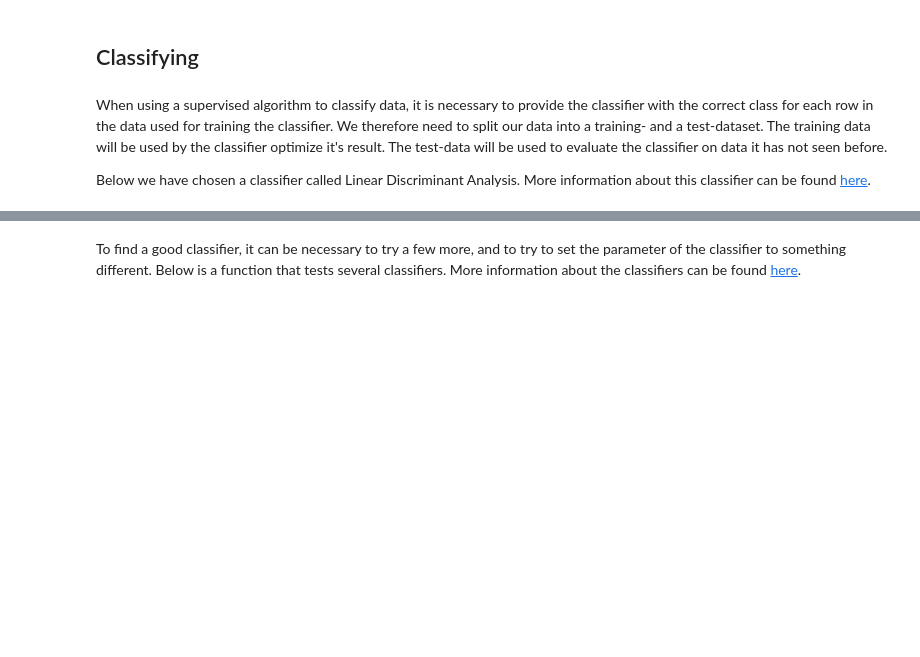
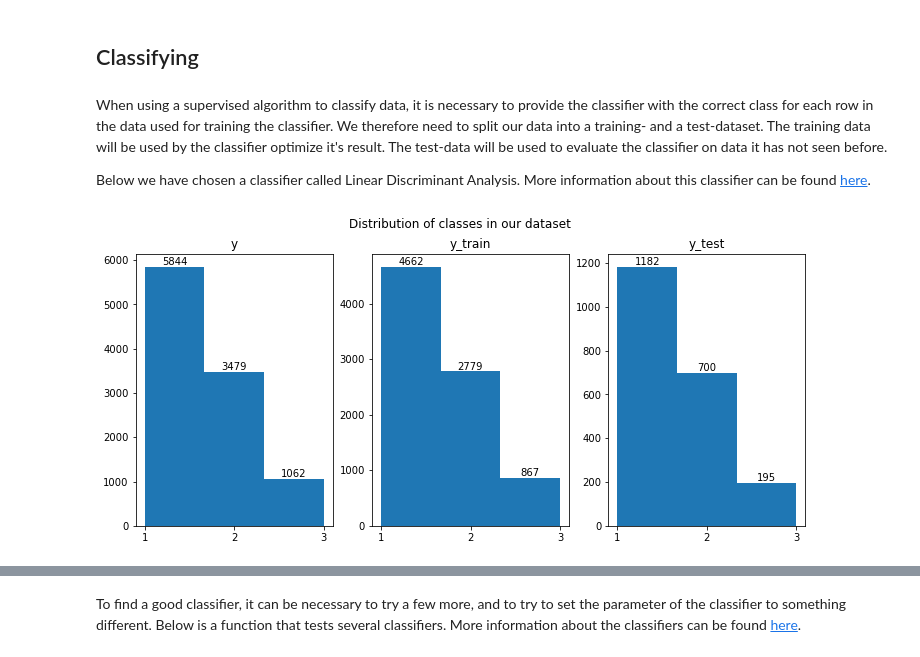
Before and after one commit to maur1/wid_2022_oceanhub_cognite, a Jupyter notebook: coral_bleaching/classification_v1.ipynb, the cells around one changed output, grey strips where cells are left out. Saved outputs shown, nothing was run; the diff lists cells and outputs as text; code cells hidden in the pictures; blank space fills up the shorter version.

```diff
--- a/coral_bleaching/classification_v1.ipynb
+++ b/coral_bleaching/classification_v1.ipynb
@@ -471,2 +465,25 @@ from sklearn.metrics import accuracy_score
 X = np.nan_to_num(X)
 X_train, X_test, y_train, y_test = train_test_split(X, y, test_size=0.2, random_state=1)
+# %%
+# Let us plot a histogram plot that lets us visualize the number of entries for each category in our dataset, train-dataset and test-dataset.
+fig, axes = plt.subplots(1, 3, figsize=(12, 5))
+fig.suptitle('Distribution of classes in our dataset')
+# y
+_, _, bars = axes[0].hist(y, bins=3)
+axes[0].set_xticks([1, 2, 3])
+axes[0].set_title('y')
+axes[0].bar_label(bars)
+# y_train
+_, _, bars = axes[1].hist(y_train, bins=3)
+axes[1].set_xticks([1, 2, 3])
+axes[1].set_title('y_train')
+axes[1].bar_label(bars)
+# y_test
+_, _, bars = axes[2].hist(y_test, bins=3)
+axes[2].set_xticks([1, 2, 3])
+axes[2].set_title('y_test')
+axes[2].bar_label(bars)
+
+plt.show()
+# %% [output]
+[figure, added]
```
Also changed, not shown: parts of 27 cells of this notebook.
